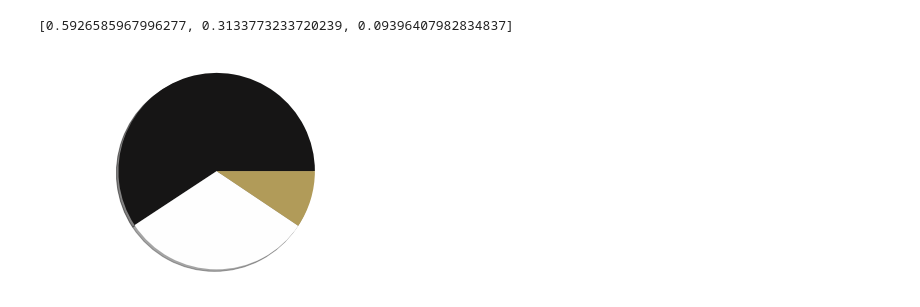
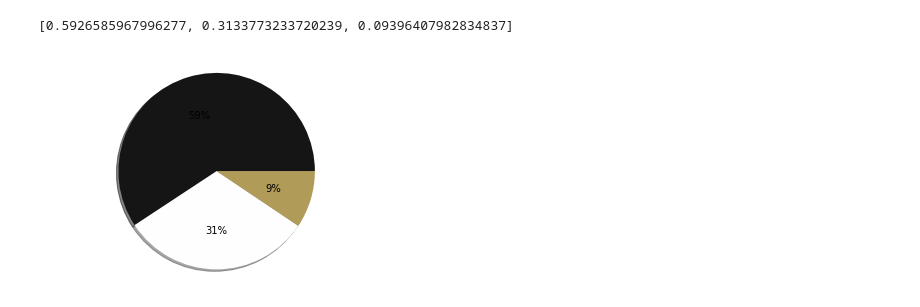
Before and after one commit to PontikaGupta/ColoRify, a Jupyter notebook: dominant_color_case_study.ipynb, the cells around one changed output. Cells and saved outputs as stored; diff of their text form; code cells hidden in the pictures.

Commit message:
Multiple pics dominant color case study done

```diff
--- a/dominant_color_case_study.ipynb
+++ b/dominant_color_case_study.ipynb
@@ -61,12 +61,12 @@ print label
 # %%
 import webcolors
 
 centroids = [x.astype("uint8").tolist() for x in clf.cluster_centers_]
 
 clr = [webcolors.rgb_to_hex(c) for c in centroids]
 
-plt.pie(label, colors=clr, shadow=True)
+plt.pie(label, colors=clr, shadow=True,  autopct="%0.0f%%")
 plt.axis('equal')
 plt.show()
 # %% [output]
-[figure, old version]
+[figure, new version]
```
Also changed, not shown: parts of 10 cells of this notebook, 10 other files.
